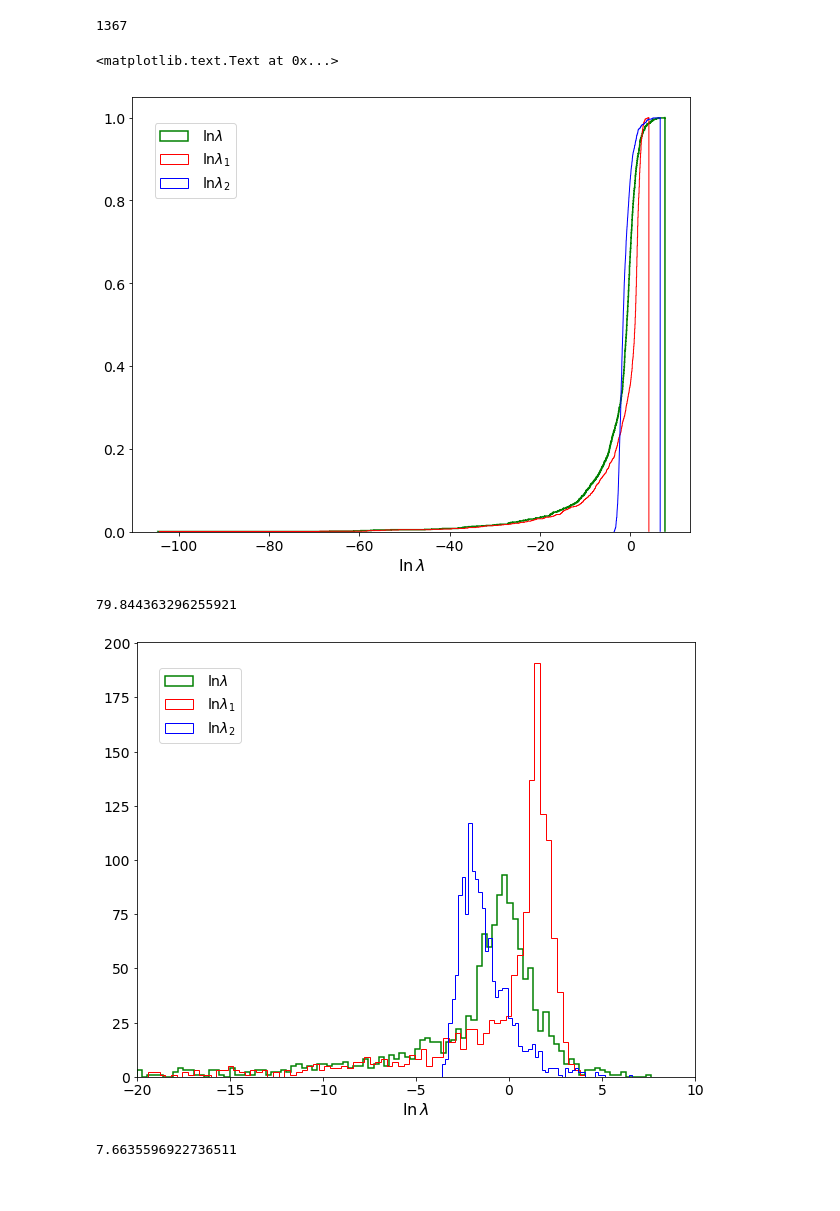
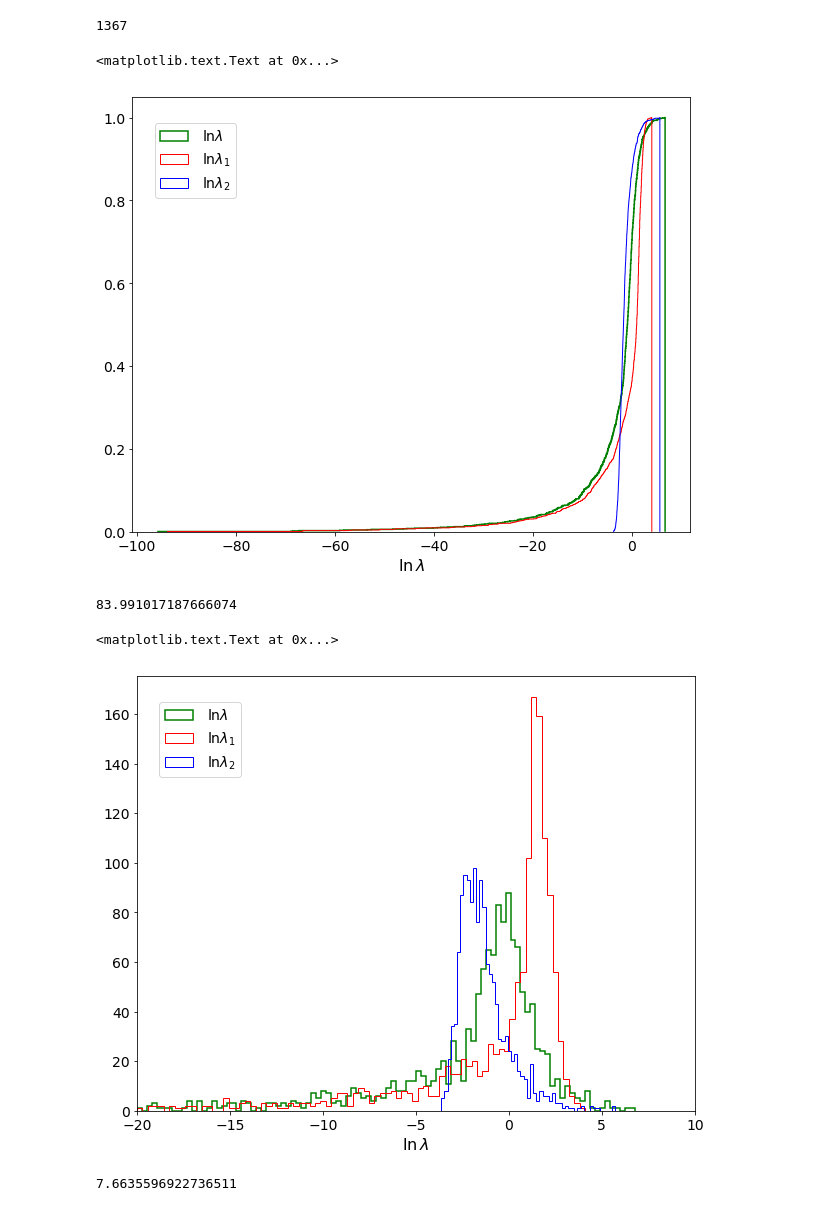
Before and after one commit to hayalaso/Analyses_AMON, a Jupyter notebook: HAWC_IC/multi_correlation_analysis.ipynb, the cells around one changed output. Saved outputs shown, nothing was run; the diff lists cells and outputs as text; code cells hidden in the pictures.

```diff
--- a/HAWC_IC/multi_correlation_analysis.ipynb
+++ b/HAWC_IC/multi_correlation_analysis.ipynb
@@ -151,6 +178,6 @@ dfh = pd.read_csv("hawc_data_2.csv")
 dfh['HTime_i']=pd.to_datetime(dfh['HTime_i'])
 dfh['HTime_f']=pd.to_datetime(dfh['HTime_f'])
 # %%
-dfic = pd.read_csv("IC-singlet-Dec15old-Jan16new-shuffled.csv")
+dfic = pd.read_csv("ic-singlet-jan16.csv")
 dfic['ICtime']=pd.to_datetime(dfic['ICtime'])
 dfic = dfic.sort_values(by='ICtime')
@@ -224,7 +260,7 @@ xlabel(r'$\ln \, \lambda$',fontsize=16)
 #savefig('/Users/hugo/AMON/Technical_Notes/IC-HAWC_Analysis/CLLH.pdf')
 # %% [output]
 <matplotlib.text.Text at 0x...>
-[figure, old version]
+[figure, new version]
 # %%
 delta = (max(df_result.LLH)+10)/100.
 binst1 = (max(df_result.T1)+10)/delta
@@ -233,9 +269,9 @@ binst2 = (max(df_result.T2)-min(df_result.T2))/delta
 #min(df_result.ICsigmaR)
 binst1
 # %% [output]
-79.844363296255921
+83.991017187666074
 # %%
-rcParams['figure.figsize'] = (10, 8)
+#rcParams['figure.figsize'] = (10, 8)
 # llh=plt.hist(df_result1.LLH,cumulative=False,normed=1,
 #          histtype='step',
 #          color='b',
@@ -252,35 +288,36 @@ llh=plt.hist(df_result.LLH,cumulative=False,normed=0,
          histtype='step',
          color='g',
          lw=1.5,
          bins=100,
          label=r'$\ln \lambda$',range=[-20,max(df_result.LLH)])
 t1=plt.hist(df_result.T1,cumulative=False,normed=0,
          histtype='step',
          color='r',
          lw=1.,
          bins=int(binst1),
          label=r'$\ln \lambda_1$',range=[-20,max(df_result.T1)])
 t2=plt.hist(df_result.T2,cumulative=False,normed=0,
          histtype='step',
          color='b',
          lw=1.,
          bins=int(binst2),
          label=r'$\ln \lambda_2$',range=[min(df_result.T2),max(df_result.T2)])
 # t3=plt.hist(df_result.T3,cumulative=False,normed=0,
 #          histtype='step',
 #          color='k',
 #          lw=1.,
 #          bins=int(binst3),
 #          label='T3')
 l=legend(bbox_to_anchor=(0.04,0.94),loc=2,borderaxespad=0,numpoints=1,fancybox=True,
          handletextpad=1,handlelength=2,prop={'size':14})
 
 xlabel("logLH")
 xlim(-20,10)
 xlabel(r'$\ln \, \lambda$',fontsize=16)
-savefig('/Users/hugo/AMON/Technical_Notes/IC-HAWC_Analysis/PLLH.pdf')
+#savefig('/Users/hugo/AMON/Technical_Notes/IC-HAWC_Analysis/PLLH.pdf')
 # %% [output]
+<matplotlib.text.Text at 0x...>
-[figure, old version]
+[figure, new version]
 # %%
 # from matplotlib.colors import LogNorm
 # hist2d(df_result.T1,df_result.T1/df_result.LLH,bins=100,norm=LogNorm(),cmap='viridis_r',
```
Also changed, not shown: parts of 6 cells of this notebook.
